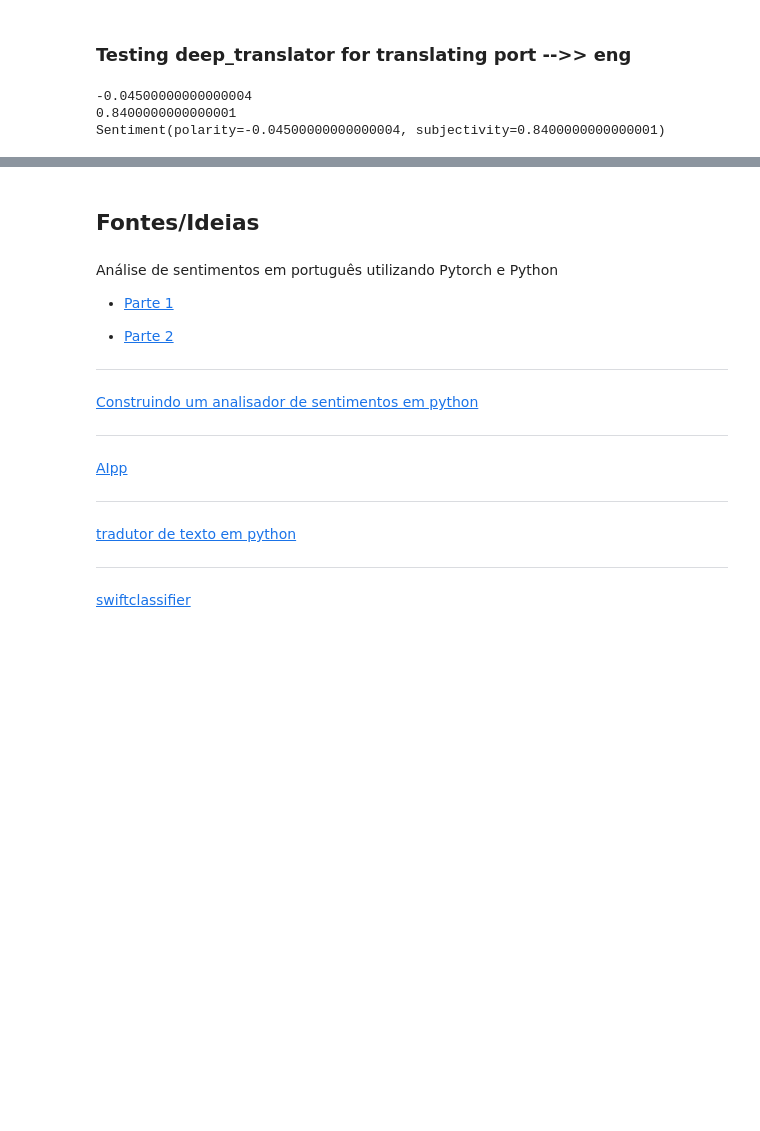
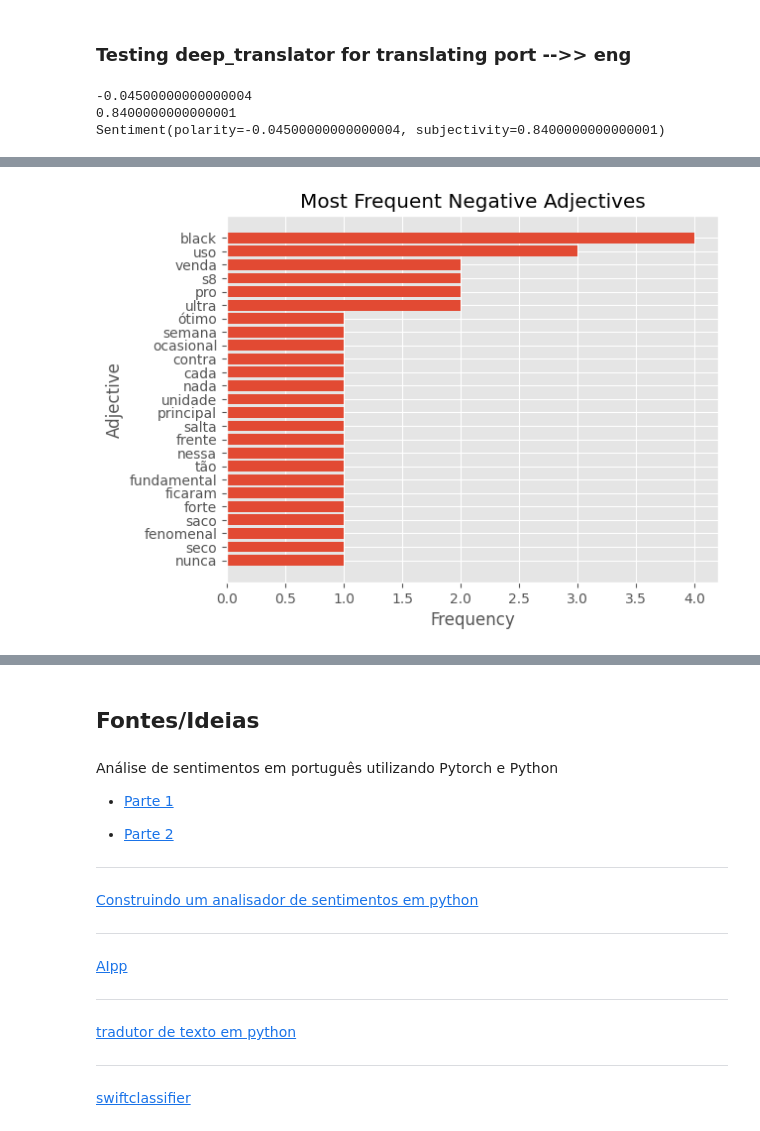
Before and after one commit to mariabandeira/Projeto_Final_IIA, a Jupyter notebook: SentimentAnalysis.ipynb, the cells around one changed output, grey strips where cells are left out. Drawn from its saved outputs; the diff is of its cells as text; code cells hidden in the pictures; blank space fills up the shorter version.

```diff
--- a/SentimentAnalysis.ipynb
+++ b/SentimentAnalysis.ipynb
@@ -778,0 +809,7 @@ nltk.tag.pos_tag(clean_neg_tokens)
+# %%
+negative_postag = nltk.tag.pos_tag(clean_neg_tokens)
+positive_postag = nltk.tag.pos_tag(clean_pos_tokens)
+
+df_port_postag = pd.DataFrame(negative_postag+positive_postag, columns=['word', 'postag'])
+
+df_port_postag.head()
@@ -778,0 +849,17 @@ nltk.tag.pos_tag(clean_neg_tokens)
+# %%
+negative_adjectives = [word[0] for word in negative_postag if word[1] in ['JJ', 'JJR', 'JJS']]
+
+positive_adjectives = [word[0] for word in positive_postag if word[1] in ['JJ', 'JJR', 'JJS']]
+# %%
+negative_adjectives_freq = dict(Counter(negative_adjectives))
+
+negative_adjectives_popular_words = sorted(negative_adjectives_freq, key = negative_adjectives_freq.get, reverse = True)
+
+plt.barh(range(25), [negative_adjectives_freq[w] for w in reversed(negative_adjectives_popular_words[0:25])])
+plt.yticks(range(25), reversed(negative_adjectives_popular_words[0:25]))
+plt.xlabel('Frequency')
+plt.ylabel('Adjective')
+plt.title('Most Frequent Negative Adjectives')
+plt.show()
+# %% [output]
+[figure, added]
```
Also changed, not shown: parts of 50 cells of this notebook.
